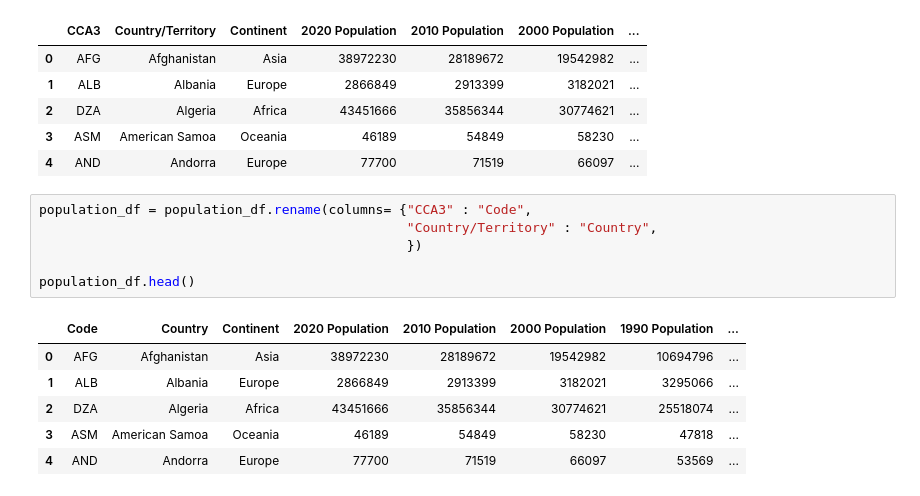
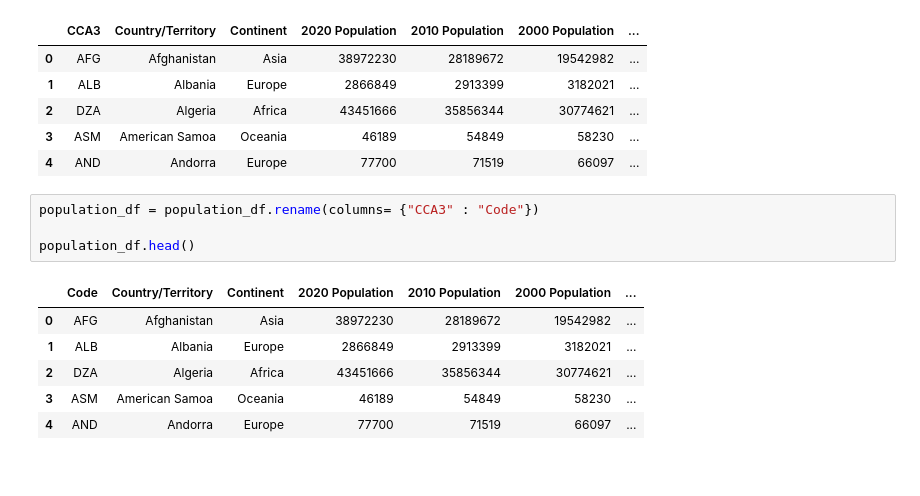
Before and after one commit to ddaniel2024/Project-3, a Jupyter notebook: notebook.ipynb, the cells around one changed output. Cells and saved outputs as stored; diff of their text form.

```diff
--- a/notebook.ipynb
+++ b/notebook.ipynb
@@ -201,17 +196,15 @@ population_df.head()
 | 3 | ASM | American Samoa | Oceania | 46189 | 54849 | 58230 | ... |
 | 4 | AND | Andorra | Europe | 77700 | 71519 | 66097 | ... |
 # %%
-population_df = population_df.rename(columns= {"CCA3" : "Code",
-                                               "Country/Territory" : "Country",
-                                               })
+population_df = population_df.rename(columns= {"CCA3" : "Code"})
 
 population_df.head()
 # %% [output]
-|  | Code | Country | Continent | 2020 Population | 2010 Population | 2000 Population | 1990 Population | ... |
-| 0 | AFG | Afghanistan | Asia | 38972230 | 28189672 | 19542982 | 10694796 | ... |
-| 1 | ALB | Albania | Europe | 2866849 | 2913399 | 3182021 | 3295066 | ... |
-| 2 | DZA | Algeria | Africa | 43451666 | 35856344 | 30774621 | 25518074 | ... |
-| 3 | ASM | American Samoa | Oceania | 46189 | 54849 | 58230 | 47818 | ... |
-| 4 | AND | Andorra | Europe | 77700 | 71519 | 66097 | 53569 | ... |
+|  | Code | Country/Territory | Continent | 2020 Population | 2010 Population | 2000 Population | ... |
+| 0 | AFG | Afghanistan | Asia | 38972230 | 28189672 | 19542982 | ... |
+| 1 | ALB | Albania | Europe | 2866849 | 2913399 | 3182021 | ... |
+| 2 | DZA | Algeria | Africa | 43451666 | 35856344 | 30774621 | ... |
+| 3 | ASM | American Samoa | Oceania | 46189 | 54849 | 58230 | ... |
+| 4 | AND | Andorra | Europe | 77700 | 71519 | 66097 | ... |
 # %%
 merged_df = pd.merge(population_df, gdp_df, on="Code", how="inner")
```
Also changed, not shown: parts of 14 cells of this notebook, 3 other files.
